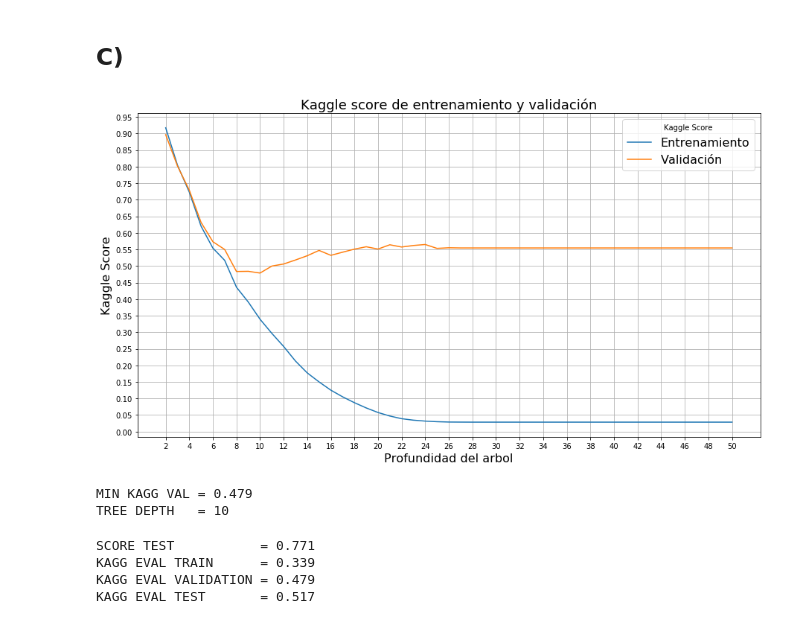
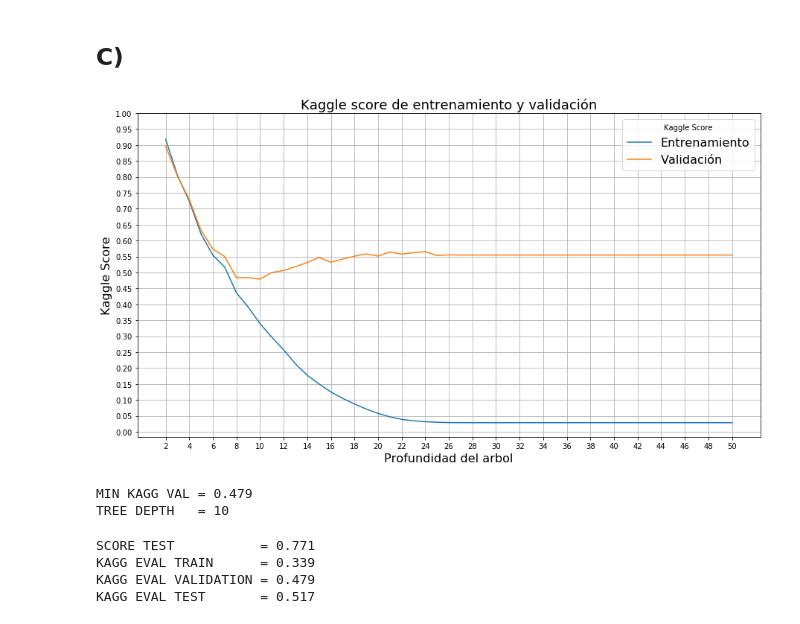
Before and after one commit to JavierL1/Tarea3-INF393, a Jupyter notebook: Untitled.ipynb, the cells around one changed output. Drawn from its saved outputs; the diff is of its cells as text; code cells hidden in the pictures.

```diff
--- a/Untitled.ipynb
+++ b/Untitled.ipynb
@@ -531,8 +546,8 @@ def opt_tree_depth(xtrain, ytrain, xval, yval, m_depth=50):
         model.fit(xtrain, ytrain)
         Y_pred_train = model.predict(xtrain)
         Y_pred_val = model.predict(xval)
-        kagg_train = eval_bikemodel(Y_pred_train, ytrain)
-        kagg_val = eval_bikemodel(Y_pred_val, yval)
+        kagg_train = eval_bikemodel(Y_pred_train, ytrain, "train")
+        kagg_val = eval_bikemodel(Y_pred_val, yval, "val")
         kagg_train_list.append(kagg_train)
         kagg_val_list.append(kagg_val)
 
@@ -541,35 +556,35 @@ def opt_tree_depth(xtrain, ytrain, xval, yval, m_depth=50):
     plt.plot(range(2, m_depth+1), kagg_val_list, label = "Validación")
     plt.ylabel("Kaggle Score", fontsize=16)
     plt.xlabel("Profundidad del arbol", fontsize=16)
     plt.grid(True)
     plt.xticks(range(2,m_depth+1,2))
-    plt.yticks(np.arange(0,1,0.05))
+    plt.yticks(np.arange(0,1.05,0.05))
     plt.title('Kaggle score de entrenamiento y validación', fontsize=18)
     plt.legend(fontsize=16, title='Kaggle Score')
     plt.show()
 
     min_kagg_val = min(kagg_val_list)
     print("{:12} = {:<15.3}".format("MIN KAGG VAL", min_kagg_val))
     opt_depth = kagg_val_list.index(min_kagg_val) + 2
     print("{:12} = {:<15}".format("TREE DEPTH", opt_depth))
 
     return opt_depth
 
 Xdf=Xdf2
 Ydf=Ydf2
 
 X_train = X2_train
 X_val = X2_val
 X_test = X2_test
 Y_train = Y2_train
 Y_val = Y2_val
 Y_test = Y2_test
 
 
 
 opt_depth = opt_tree_depth(X_train, Y_train, X_val, Y_val)
 # %% [output]
-[figure, old version]
+[figure, new version]
 MIN KAGG VAL = 0.479
 TREE DEPTH   = 10
 # %%
```
Also changed, not shown: parts of 17 cells of this notebook.
